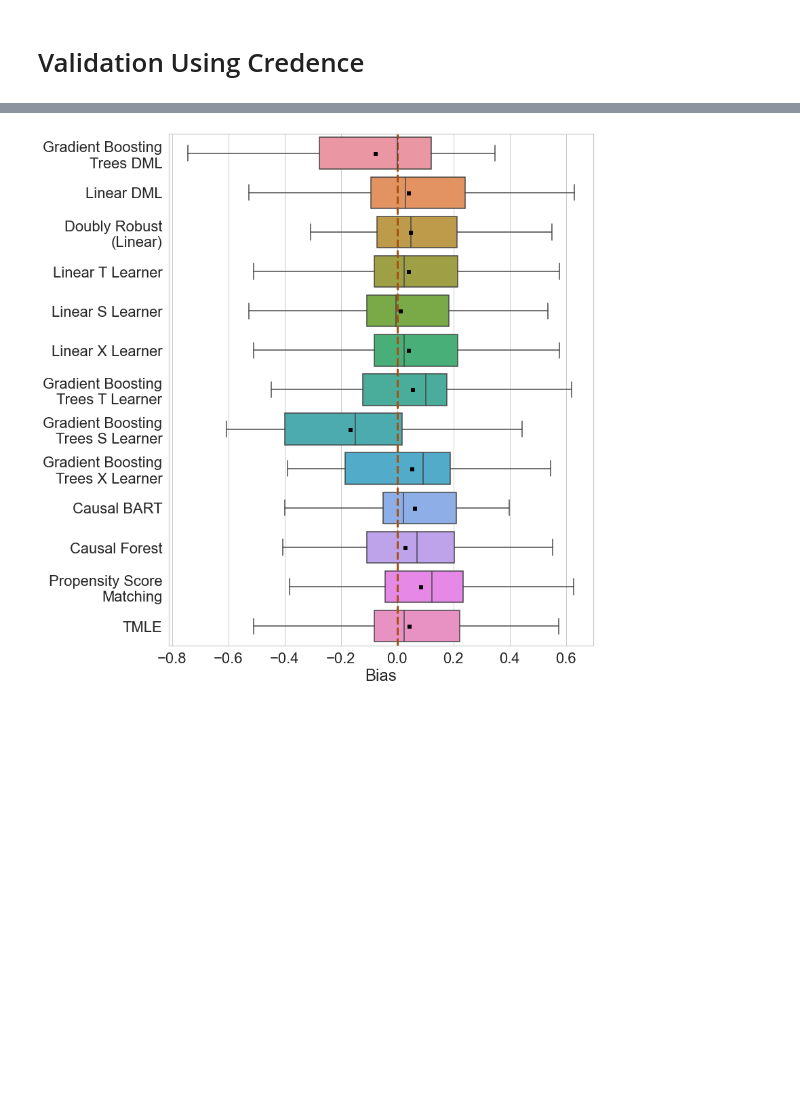
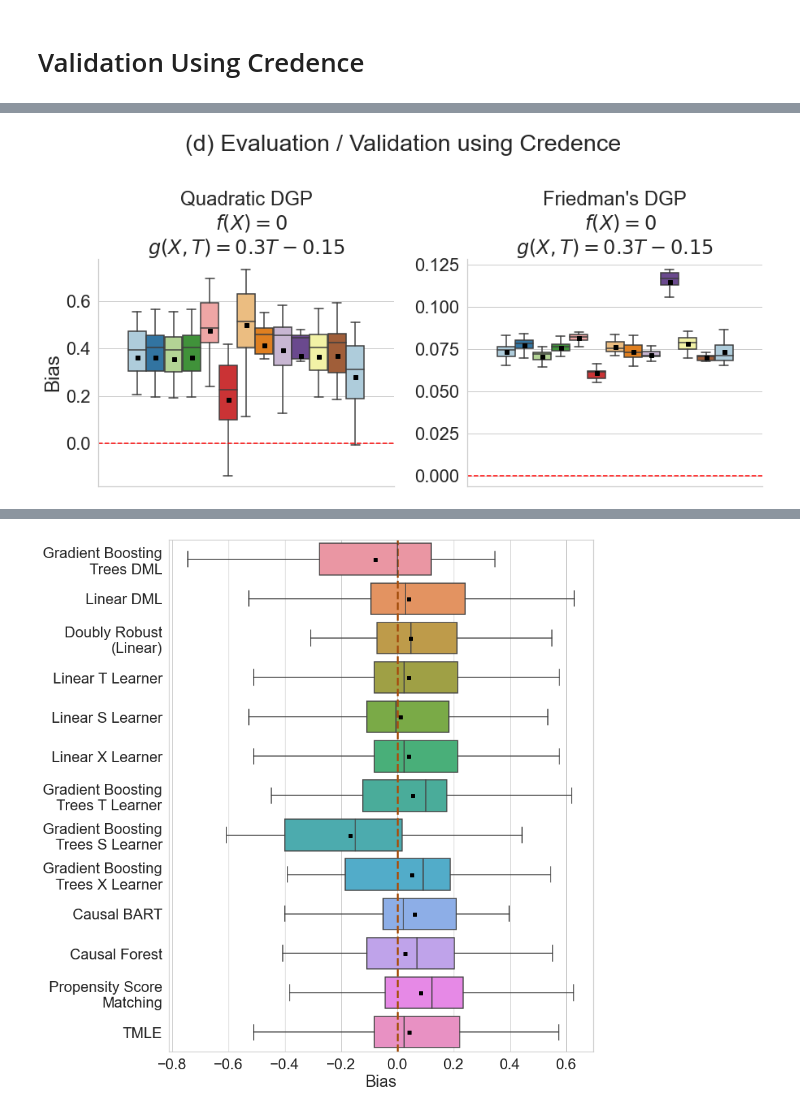
Before and after one commit to harsh-parikh/credence-to-causal-estimation, a Jupyter notebook: credence-v2/notebooks/validate_methods.ipynb, the cells around one changed output, grey strips where cells are left out. Saved outputs shown, nothing was run; the diff lists cells and outputs as text; code cells hidden in the pictures; blank space fills up the shorter version.

```diff
--- a/credence-v2/notebooks/validate_methods.ipynb
+++ b/credence-v2/notebooks/validate_methods.ipynb
@@ -438,3 +768,41 @@ bias_star_gen['iter']=0
+# %%
+bias_1_gen_3 = pd.read_csv('bias_dgp1_credence_3.csv',index_col=0)-3
+bias_2_gen_3 = pd.read_csv('bias_dgp2_credence_3.csv',index_col=0)
+
+
+bias_1_gen_3 = bias_1_gen_3.rename({c: c.replace('NonParametric','Gradient Boosting Trees') for c in bias_1_gen_3.columns if 'NonParametric' in c}, axis='columns')
+bias_2_gen_3 = bias_2_gen_3.rename({c: c.replace('NonParametric','Gradient Boosting Trees') for c in bias_2_gen_3.columns if 'NonParametric' in c}, axis='columns')
+
+bias_1_gen_3 = bias_1_gen_3.stack().reset_index().rename(columns={'level_0':'data','level_1':'Method',0:'Bias'})
+bias_1_gen_3['data']='Quadratic DGP\n '+ r' $f(X) = 0$'+'\n'+r'$g(X,T)=0.3T-0.15$'
+bias_1_gen_3['iter']=0
+bias_2_gen_3 = bias_2_gen_3.stack().reset_index().rename(columns={'level_0':'data','level_1':'Method',0:'Bias'})
+bias_2_gen_3['data']='Friedman\'s DGP\n '+r' $f(X) = 0$'+'\n'+r'$g(X,T)=0.3T-0.15$'
+bias_2_gen_3['iter']=0
+
+order = [ 'Doubly Robust (Linear)',
+       'Linear T Learner', 'Linear S Learner', 'Linear X Learner',
+       'Gradient Boosting Trees T Learner', 'Gradient Boosting Trees S Learner',
+       'Gradient Boosting Trees X Learner', 'Causal BART', 'Causal Forest',
+       'Propensity Score Matching', 'TMLE','Linear DML', 'Gradient Boosting Trees DML']
+sns.set(style="whitegrid",font_scale=2)
+g = sns.catplot(data=bias_1_gen_3.append(bias_2_gen_3,ignore_index=True), col='data', hue='Method',
+                x='iter', y='Bias', kind='box', hue_order=order, sharey=False,height=6.5,palette=sns.color_palette("Paired"),
+                showmeans=True,
+                meanprops={"marker":"s",
+                       "markerfacecolor":"black",
+                       "markeredgecolor":"black",
+                      "markersize":"5"},
+                showfliers=False, legend=False)
+g.set_xlabels('')
+g.set_xticklabels([],[])
+g.fig.suptitle(r'(d) Evaluation / Validation using Credence')
+g.tight_layout()
+g.refline(y=0,color='red')
+g.set_titles(col_template="{col_name}")
+g.savefig('dgp1_dgp2_credence_3.png')
+# %% [output]
+[figure, added]
 # %%
 order = [ 'Doubly Robust (Linear)',
        'Linear T Learner', 'Linear S Learner', 'Linear X Learner',
```
Also changed, not shown: parts of 11 cells of this notebook, 46 other files.
